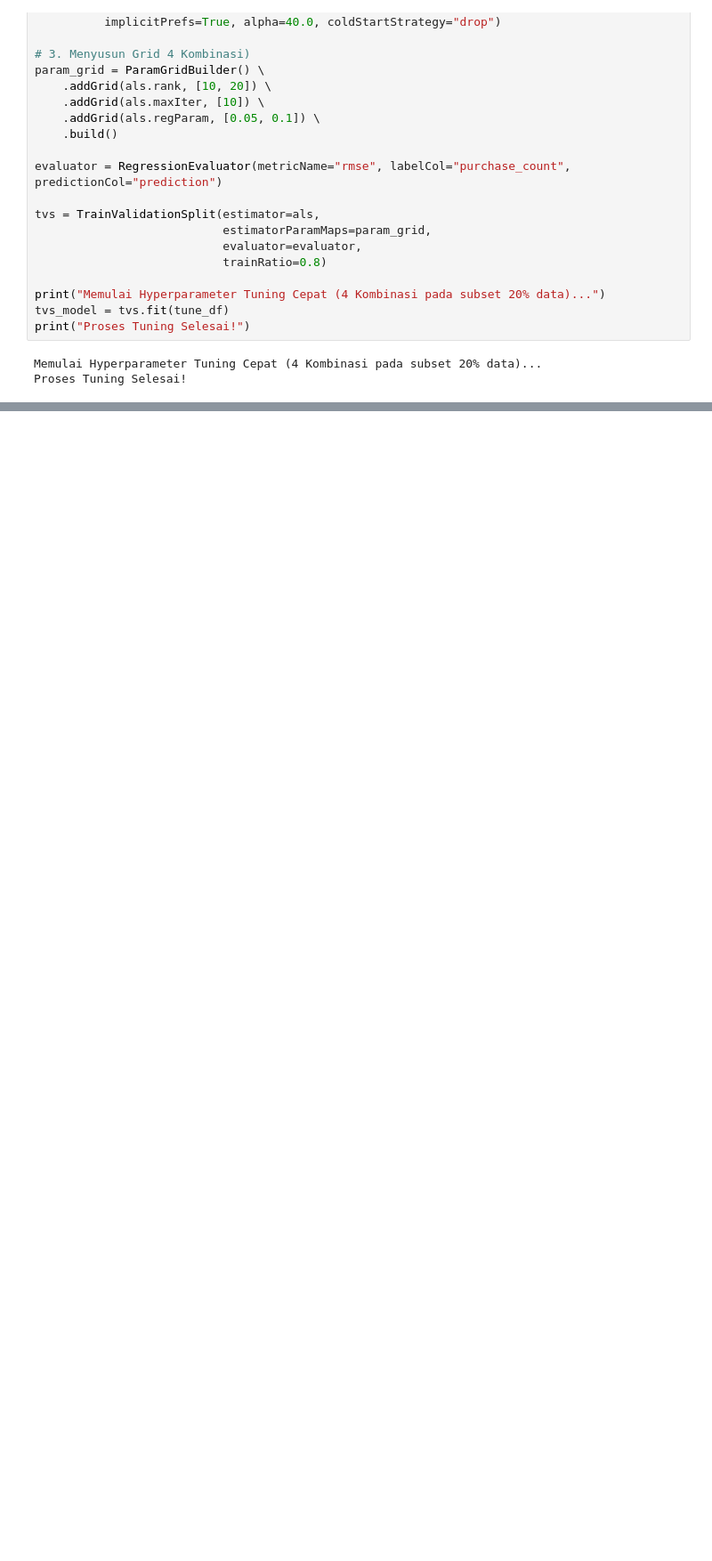
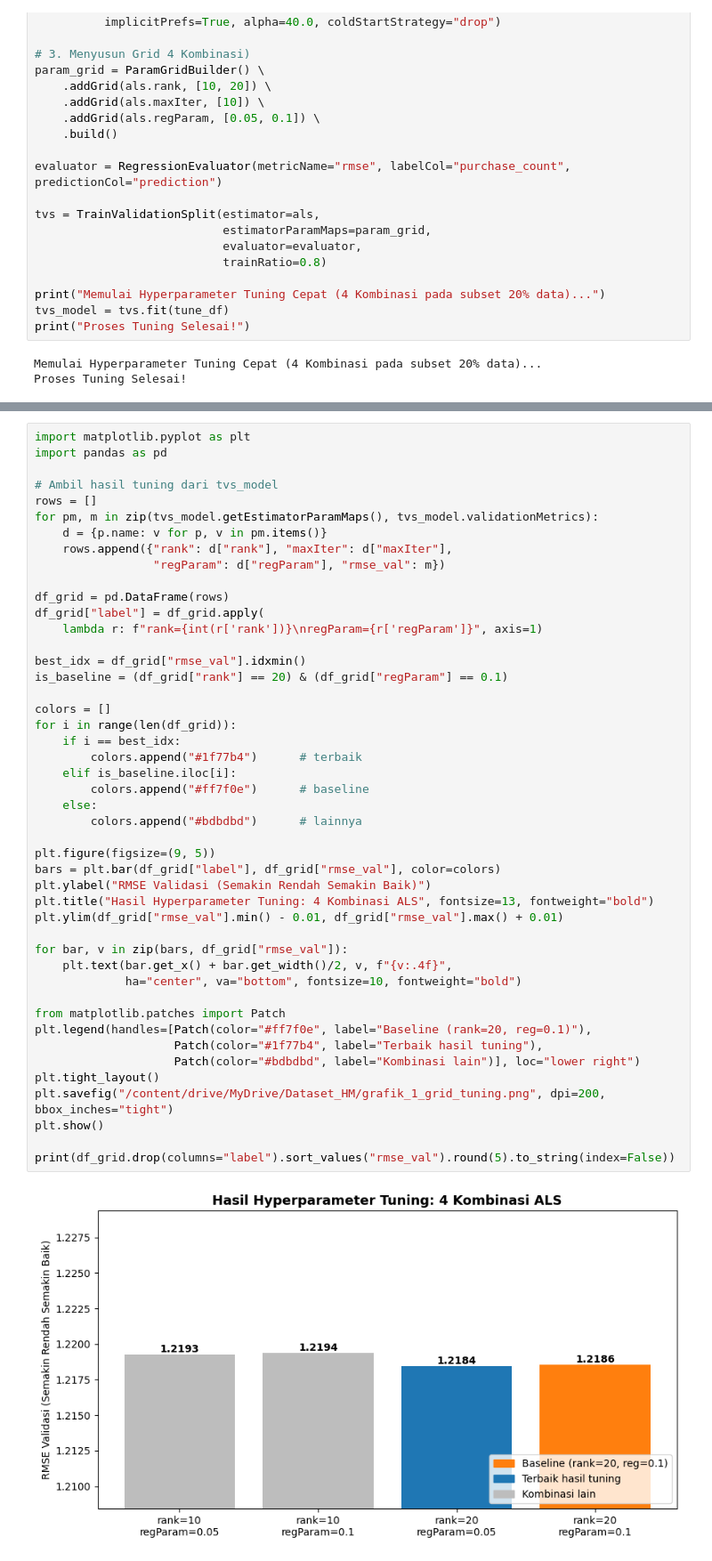
Before and after one commit to kemal1308/TugasBesarBigData-hm, a Jupyter notebook: notebooks/03_model_tuning_and_evaluation.ipynb, the cells around one changed output, grey strips where cells are left out. Shown at 89% size. Saved outputs shown, nothing was run; the diff lists cells and outputs as text; blank space fills up the shorter version.

```diff
--- a/notebooks/03_model_tuning_and_evaluation.ipynb
+++ b/notebooks/03_model_tuning_and_evaluation.ipynb
@@ -131 +129,49 @@ Skor RMSE Final (Tuned)  : 1.0807
 Model final disimpan di: /content/drive/MyDrive/Dataset_HM/models/best_als_model
+# %%
+import matplotlib.pyplot as plt
+import pandas as pd
+
+# Ambil hasil tuning dari tvs_model
+rows = []
+for pm, m in zip(tvs_model.getEstimatorParamMaps(), tvs_model.validationMetrics):
+    d = {p.name: v for p, v in pm.items()}
+    rows.append({"rank": d["rank"], "maxIter": d["maxIter"],
+                 "regParam": d["regParam"], "rmse_val": m})
+
+df_grid = pd.DataFrame(rows)
+df_grid["label"] = df_grid.apply(
+    lambda r: f"rank={int(r['rank'])}\nregParam={r['regParam']}", axis=1)
+
+best_idx = df_grid["rmse_val"].idxmin()
+is_baseline = (df_grid["rank"] == 20) & (df_grid["regParam"] == 0.1)
+
+colors = []
+for i in range(len(df_grid)):
+    if i == best_idx:
+        colors.append("#1f77b4")      # terbaik
+    elif is_baseline.iloc[i]:
+        colors.append("#ff7f0e")      # baseline
+    else:
+        colors.append("#bdbdbd")      # lainnya
+
+plt.figure(figsize=(9, 5))
+bars = plt.bar(df_grid["label"], df_grid["rmse_val"], color=colors)
+plt.ylabel("RMSE Validasi (Semakin Rendah Semakin Baik)")
+plt.title("Hasil Hyperparameter Tuning: 4 Kombinasi ALS", fontsize=13, fontweight="bold")
+plt.ylim(df_grid["rmse_val"].min() - 0.01, df_grid["rmse_val"].max() + 0.01)
+
+for bar, v in zip(bars, df_grid["rmse_val"]):
+    plt.text(bar.get_x() + bar.get_width()/2, v, f"{v:.4f}",
+             ha="center", va="bottom", fontsize=10, fontweight="bold")
+
+from matplotlib.patches import Patch
+plt.legend(handles=[Patch(color="#ff7f0e", label="Baseline (rank=20, reg=0.1)"),
+                    Patch(color="#1f77b4", label="Terbaik hasil tuning"),
+                    Patch(color="#bdbdbd", label="Kombinasi lain")], loc="lower right")
+plt.tight_layout()
+plt.savefig("/content/drive/MyDrive/Dataset_HM/grafik_1_grid_tuning.png", dpi=200, bbox_inches="tight")
+plt.show()
+
+print(df_grid.drop(columns="label").sort_values("rmse_val").round(5).to_string(index=False))
+# %% [output]
+[figure, added]
```
Also changed, not shown: parts of 6 cells of this notebook.
